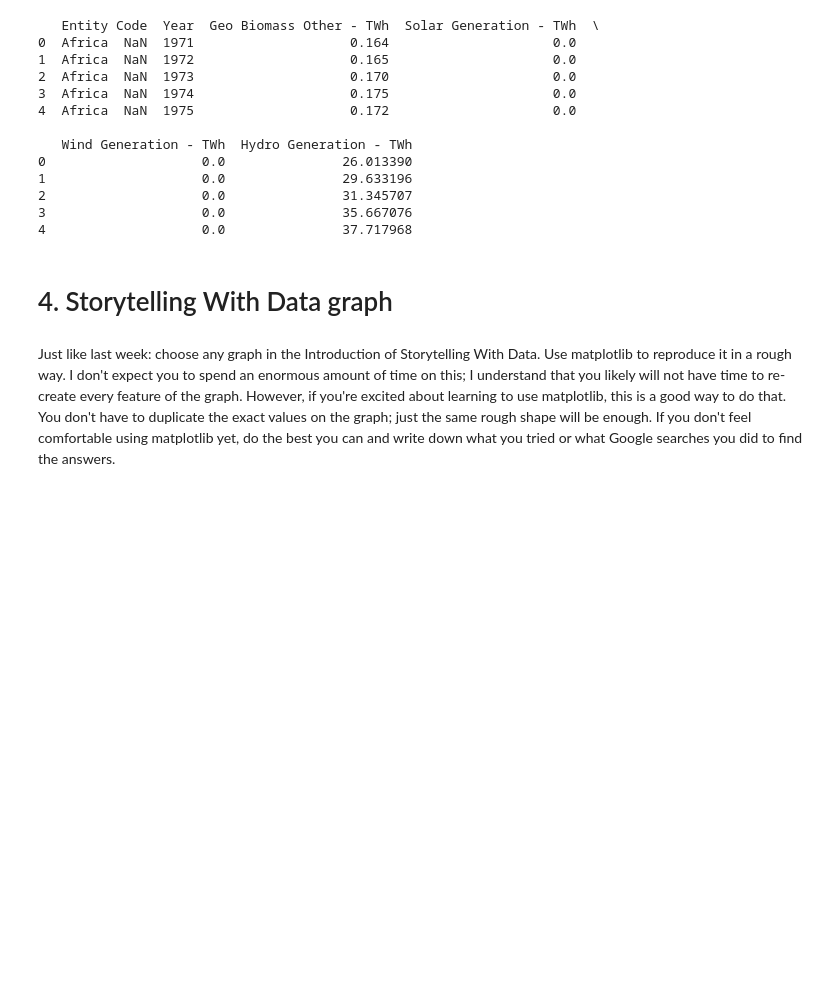
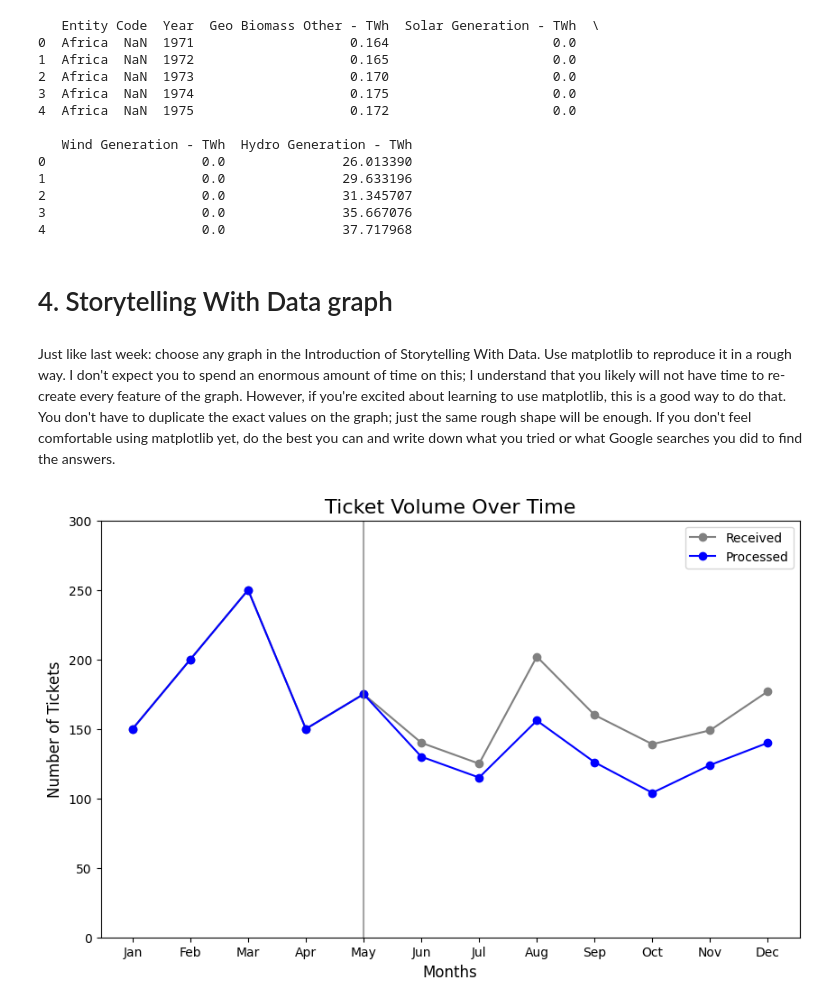
Before and after one commit to ericmach/DX699_HW2, a Jupyter notebook: Week2.ipynb, the cells around one changed output. Drawn from its saved outputs; the diff is of its cells as text; code cells hidden in the pictures; blank space fills up the shorter version.

```diff
--- a/Week2.ipynb
+++ b/Week2.ipynb
@@ -122,3 +124,28 @@ print(world_data.head())
 # 4. Storytelling With Data graph
 # %% [markdown]
 Just like last week: choose any graph in the Introduction of Storytelling With Data. Use matplotlib to reproduce it in a rough way. I don't expect you to spend an enormous amount of time on this; I understand that you likely will not have time to re-create every feature of the graph. However, if you're excited about learning to use matplotlib, this is a good way to do that. You don't have to duplicate the exact values on the graph; just the same rough shape will be enough.  If you don't feel comfortable using matplotlib yet, do the best you can and write down what you tried or what Google searches you did to find the answers.
+# %%
+#Figure 0.3 from the Introduction of Storytelling with Data
+
+import matplotlib.pyplot as plt
+
+plt.figure(figsize=(10, 6))
+months = ['Jan', 'Feb', 'Mar', 'Apr', 'May', 'Jun', 'Jul', 'Aug', 'Sep', 'Oct', 'Nov', 'Dec']
+received = [150, 200, 250, 150, 175, 140, 125, 202, 160, 139, 149, 177]
+processed = [150, 200, 250, 150, 175, 130, 115, 156, 126, 104, 124, 140]
+
+plt.plot(months, received, marker='o', label='Received', color='gray', linestyle='-')
+plt.plot(months, processed, marker='o', label='Processed', color='blue', linestyle='-')
+
+plt.axvline(x=4, color='gray', linestyle='-', alpha=0.7)
+
+plt.title("Ticket Volume Over Time", fontsize=16)
+plt.xlabel("Months", fontsize=12)
+plt.ylabel("Number of Tickets", fontsize=12)
+
+plt.ylim(0, 300)
+
+plt.legend()
+plt.show()
+# %% [output]
+[figure, added]
```
Also changed, not shown: parts of 1 cell of this notebook.
